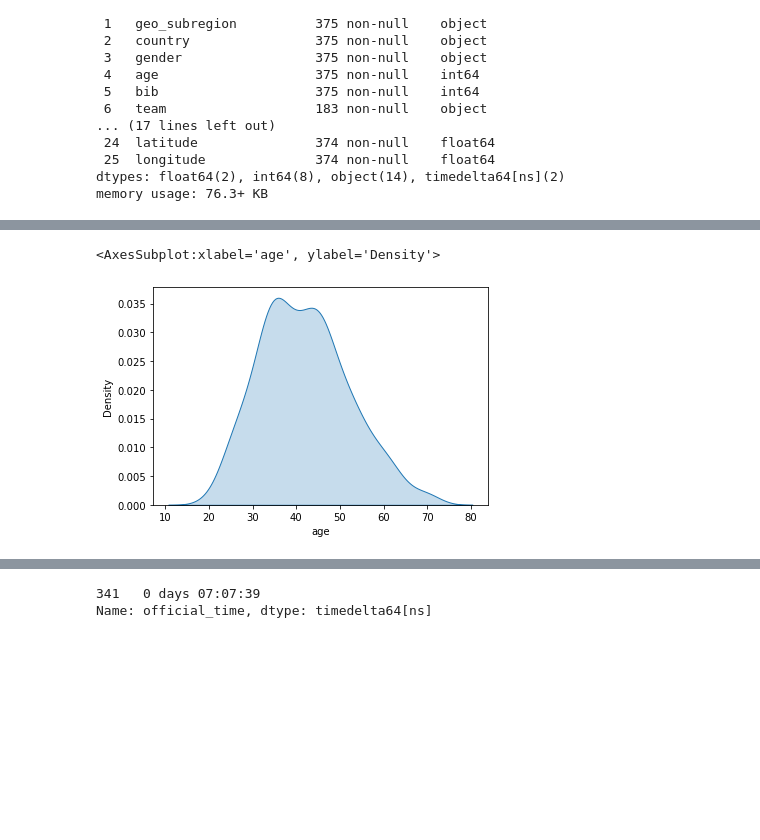
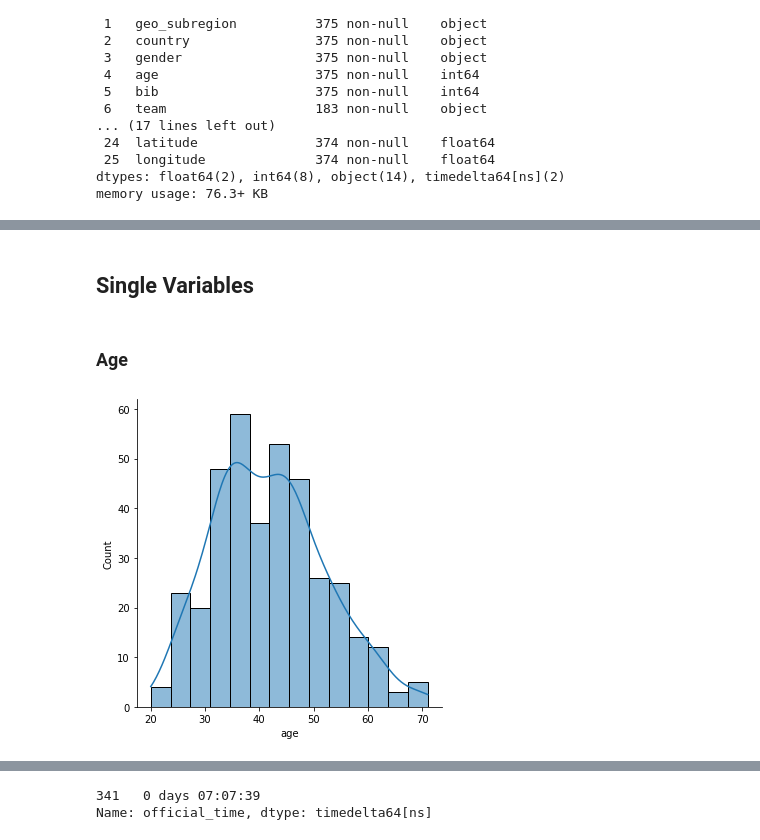
Before and after one commit to CraftyJack/racing_analysis, a Jupyter notebook: 02_EDA/racing_EDA.ipynb, the cells around one changed output, grey strips where cells are left out. Saved outputs shown, nothing was run; the diff lists cells and outputs as text; code cells hidden in the pictures; blank space fills up the shorter version.

Commit message:
added a bunch of seaborn visualizations to the EDA.

```diff
--- a/02_EDA/racing_EDA.ipynb
+++ b/02_EDA/racing_EDA.ipynb
@@ -98,9 +98,12 @@ df.describe()
 | 50% | 41.000000 | 244.000000 | 0 days 07:02:22 | 0 days 00:11:20 | 188.000000 | 94.000000 | 12.000000 | ... |
 | 75% | 48.000000 | 364.500000 | 0 days 07:56:58.500000 | 0 days 00:12:48 | 281.500000 | 158.500000 | 23.000000 | ... |
 | max | 71.000000 | 532.000000 | 0 days 11:06:10 | 0 days 00:17:53 | 375.000000 | 252.000000 | 47.000000 | ... |
+# %% [markdown]
+## Single Variables
+# %% [markdown]
+### Age
 # %%
 # Take a look at the runners' ages.
-sns.kdeplot(df['age'], shade=True)
+sns.displot(data=df, x='age', kde=True);
 # %% [output]
-<AxesSubplot:xlabel='age', ylabel='Density'>
-[figure, old version]
+[figure, new version]
```
Also changed, not shown: parts of 68 cells of this notebook.
